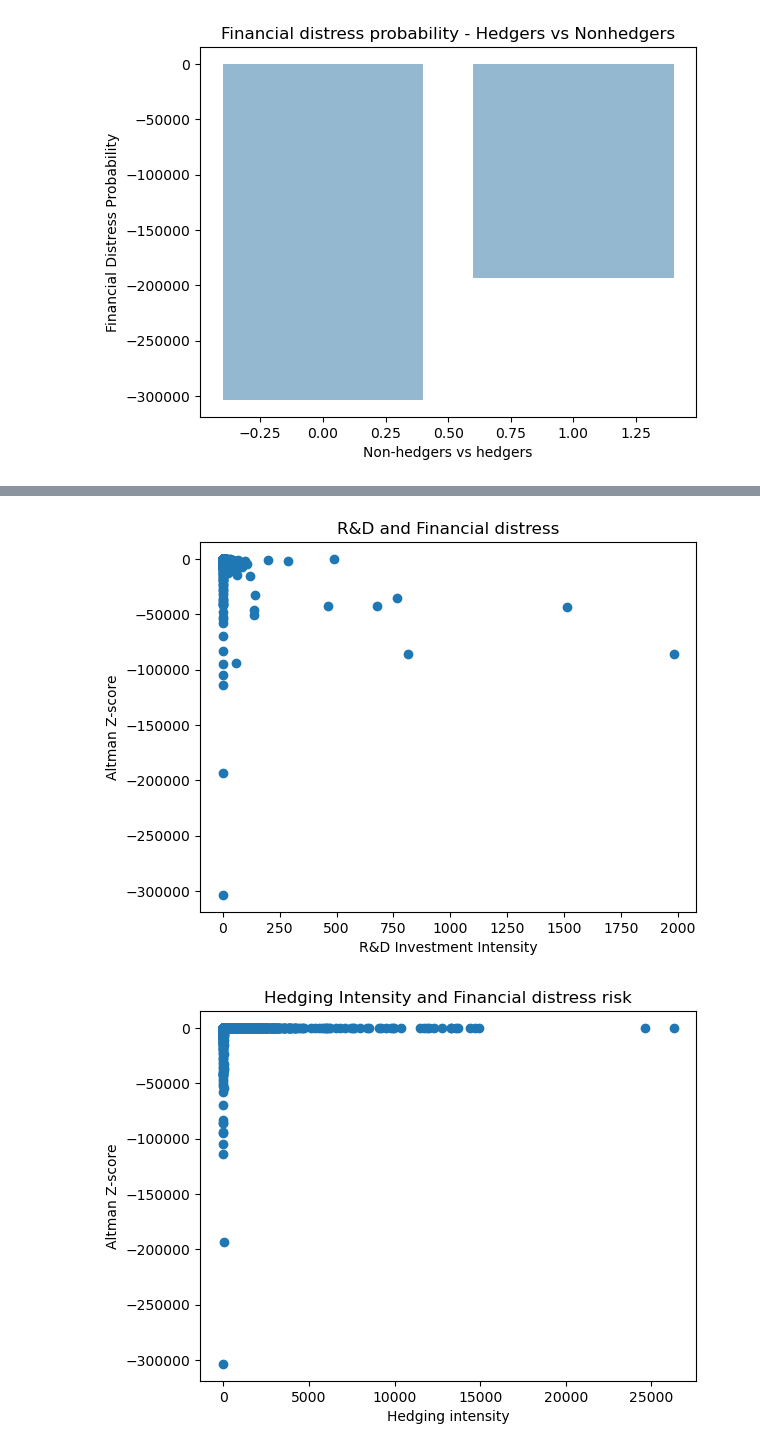
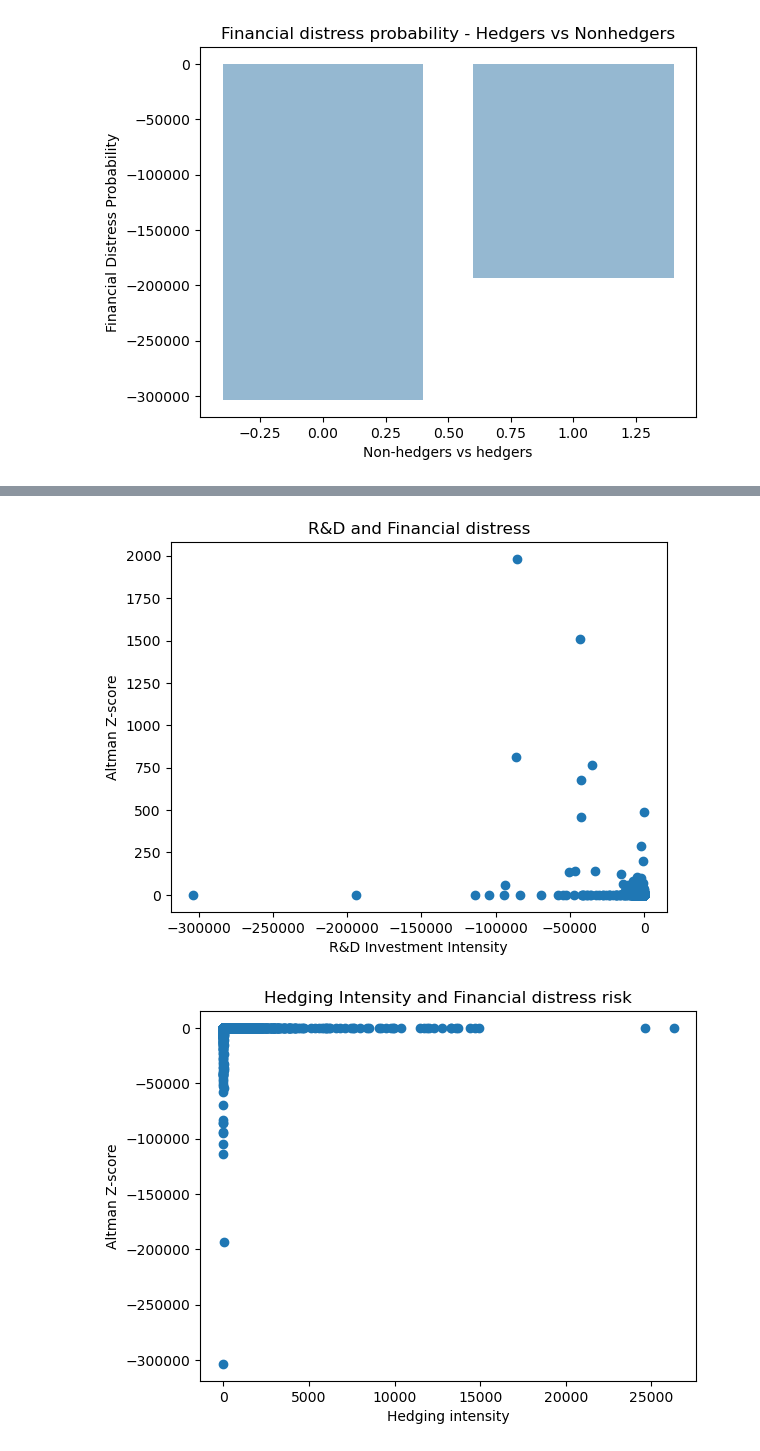
Before and after one commit to Betty099/thesis_data, a Jupyter notebook: thesis.ipynb, the cells around one changed output, grey strips where cells are left out. Cells and saved outputs as stored; diff of their text form; code cells hidden in the pictures.

```diff
--- a/thesis.ipynb
+++ b/thesis.ipynb
@@ -277,12 +293,13 @@ plt.show()
 # %%
-plt.scatter(rd_investment,probability_fin_distress)
+plt.scatter(probability_fin_distress, rd_investment)
 plt.title('R&D and Financial distress')
 plt.xlabel('R&D Investment Intensity')
 plt.ylabel('Altman Z-score')
 plt.show()
 #DOES NOT LOOK LINEAR
+#also there must be postiive values too? is it possible to get 0 in the middle and see the movement more closely?
 # %% [output]
-[figure, old version]
+[figure, new version]
 # %%
 hedging_intensity = df['hedging intensity']
 plt.scatter(hedging_intensity,probability_fin_distress)
```
Also changed, not shown: parts of 9 cells of this notebook.
